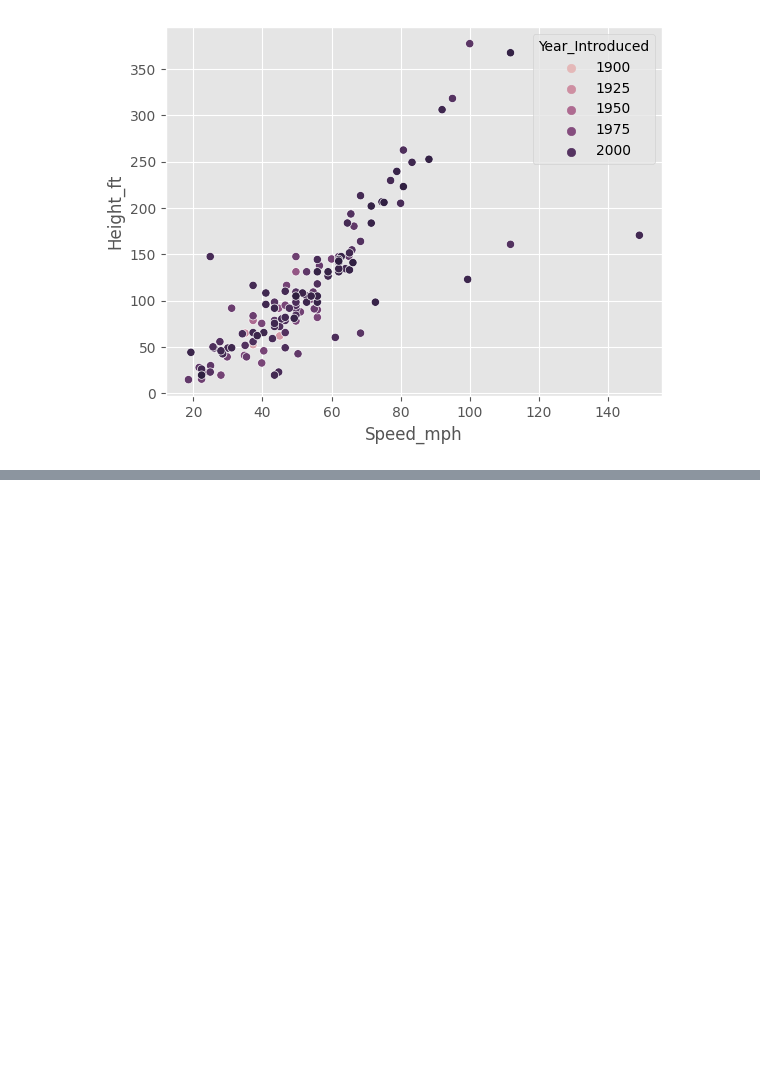
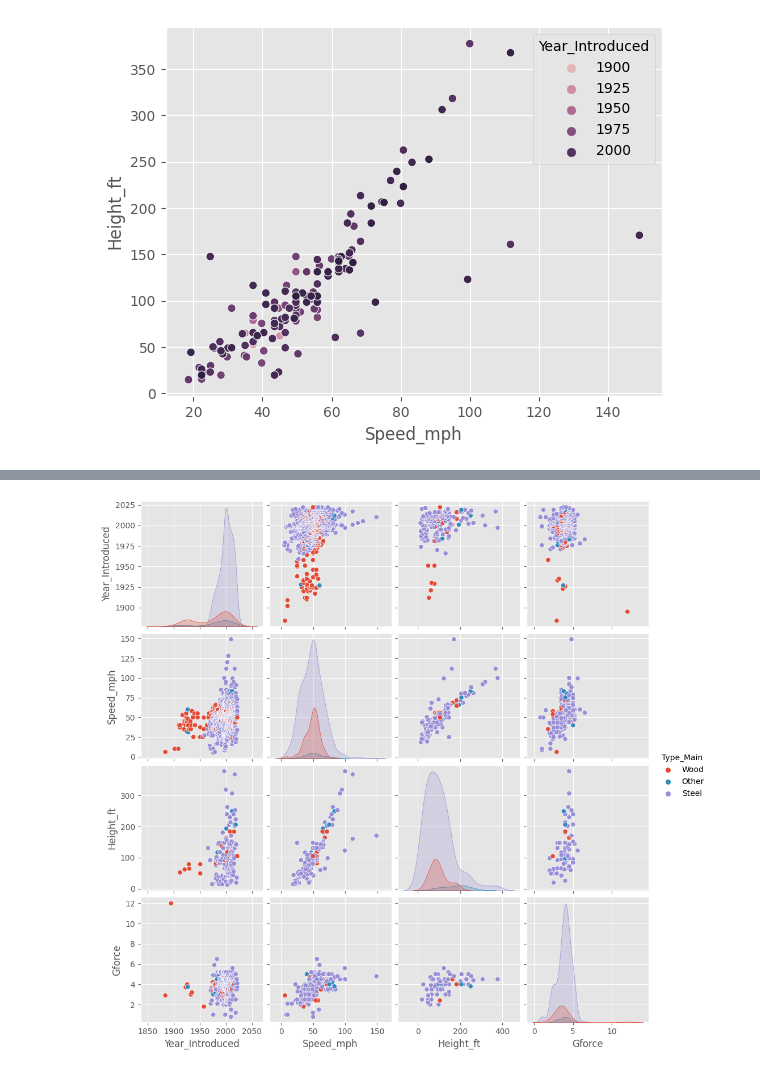
Before and after one commit to zach850/DataAnalystProjects, a Jupyter notebook: Python Projects/Rollercoaster_Data/ExploratoryDA.ipynb, the cells around one changed output, grey strips where cells are left out. Drawn from its saved outputs; the diff is of its cells as text; code cells hidden in the pictures; blank space fills up the shorter version.

```diff
--- a/Python Projects/Rollercoaster_Data/ExploratoryDA.ipynb
+++ b/Python Projects/Rollercoaster_Data/ExploratoryDA.ipynb
@@ -246,0 +256,8 @@ sns.scatterplot(x='Speed_mph',
+# %%
+sns.pairplot(df,
+             vars = ['Year_Introduced', 'Speed_mph', 'Height_ft', 'Gforce'],
+             hue= 'Type_Main')
+
+plt.show()
+# %% [output]
+[figure, added]
```
Also changed, not shown: parts of 6 cells of this notebook.
